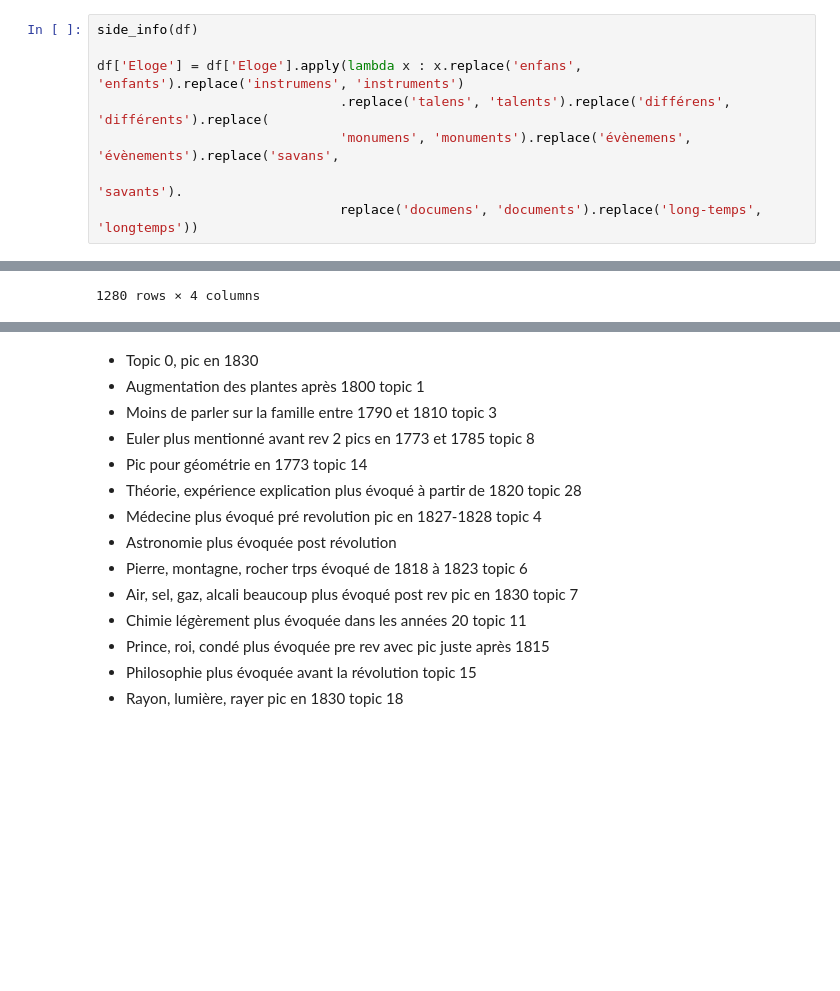
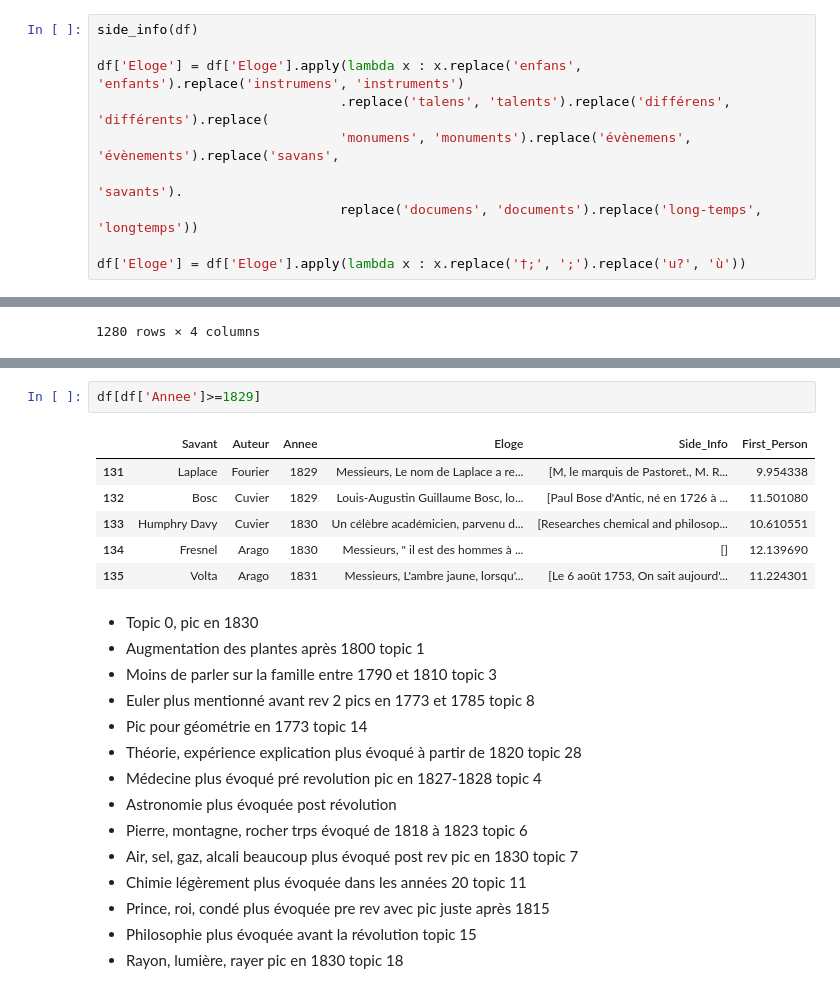
Before and after one commit to LHST-EPFL/eloge_academie, a Jupyter notebook: Code/Comparison/Comparison.ipynb, the cells around one changed output, grey strips where cells are left out. Saved outputs shown, nothing was run; the diff lists cells and outputs as text; blank space fills up the shorter version.

```diff
--- a/Code/Comparison/Comparison.ipynb
+++ b/Code/Comparison/Comparison.ipynb
@@ -91,6 +91,8 @@ df['Eloge'] = df['Eloge'].apply(lambda x : x.replace('enfans', 'enfants').replac
                                'monumens', 'monuments').replace('évènemens', 'évènements').replace('savans',
                                                                                                   'savants').
                                replace('documens', 'documents').replace('long-temps', 'longtemps'))
+
+df['Eloge'] = df['Eloge'].apply(lambda x : x.replace('†;', ';').replace('u?', 'ù'))
 # %%
 nbr_words_df = nbr_words(df, evol = True)
 # %% [output]
@@ -614,6 +655,15 @@ model.visualize_topics_over_time(sent_topic_time)
 model.visualize_topics_over_time(topics_over_time_norm)
 # %% [output]
 [interactive output not drawn]
+# %%
+df[df['Annee']>=1829]
+# %% [output]
+|  | Savant | Auteur | Annee | Eloge | Side_Info | First_Person |
+| 131 | Laplace | Fourier | 1829 | Messieurs, Le nom de Laplace a re... | [M, le marquis de Pastoret., M. R... | 9.954338 |
+| 132 | Bosc | Cuvier | 1829 | Louis-Augustin Guillaume Bosc, lo... | [Paul Bose d'Antic, né en 1726 à ... | 11.501080 |
+| 133 | Humphry Davy | Cuvier | 1830 | Un célèbre académicien, parvenu d... | [Researches chemical and philosop... | 10.610551 |
+| 134 | Fresnel | Arago | 1830 | Messieurs, " il est des hommes à ... | [] | 12.139690 |
+| 135 | Volta | Arago | 1831 | Messieurs, L'ambre jaune, lorsqu'... | [Le 6 août 1753, On sait aujourd'... | 11.224301 |
 # %% [markdown]
 - Topic 0, pic en 1830
 - Augmentation des plantes après 1800 topic 1
```
Also changed, not shown: parts of 83 cells of this notebook, 2 other files.
